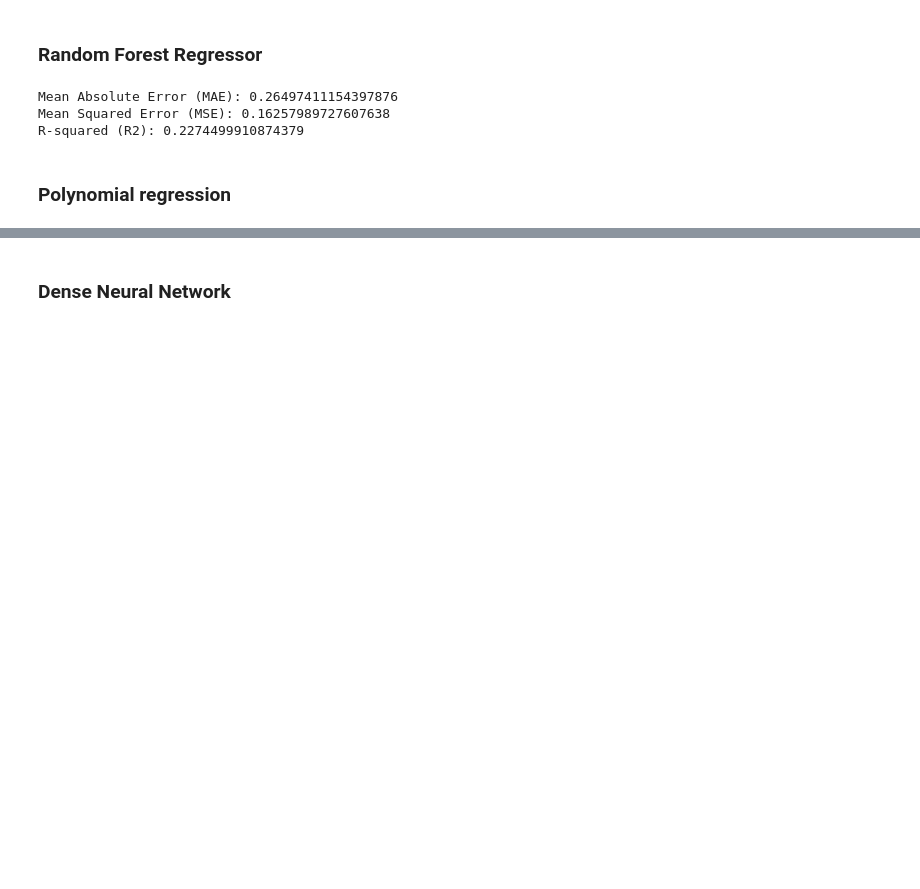
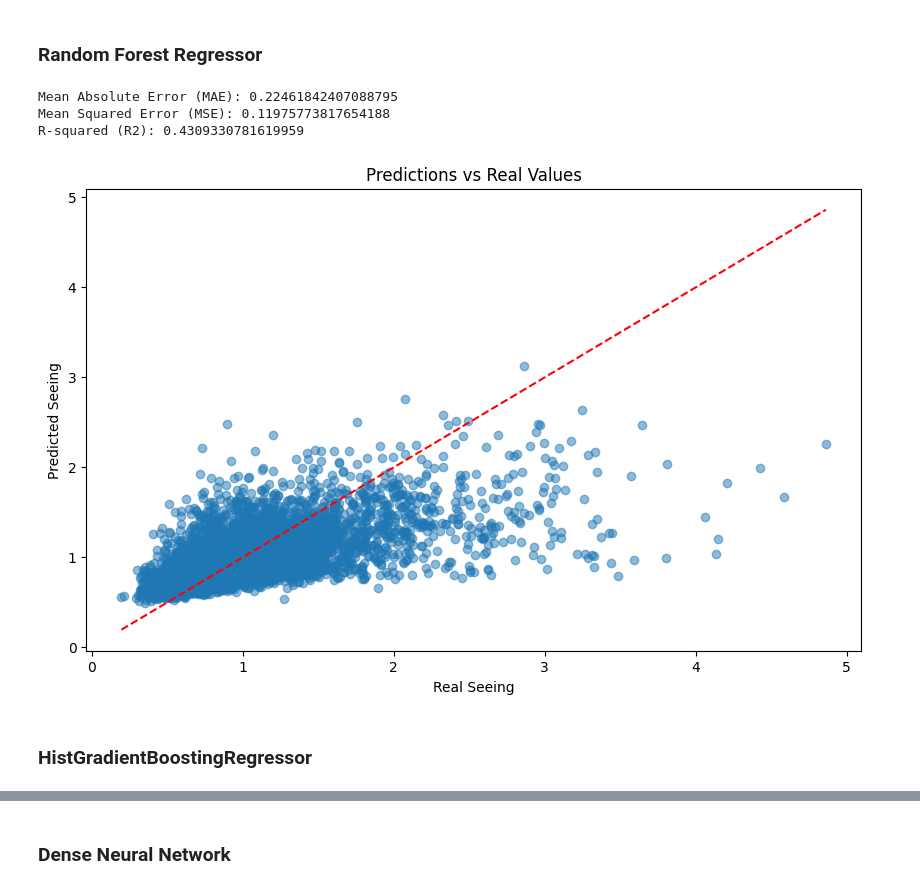
Before and after one commit to gdapablo/Seeing_forecast, a Jupyter notebook: notebooks/ML_seeing.ipynb, the cells around one changed output, grey strips where cells are left out. Drawn from its saved outputs; the diff is of its cells as text; code cells hidden in the pictures; blank space fills up the shorter version.

```diff
--- a/notebooks/ML_seeing.ipynb
+++ b/notebooks/ML_seeing.ipynb
@@ -540,9 +540,6 @@ from sklearn.linear_model import LinearRegression, LassoCV, RidgeCV
 from sklearn.metrics import mean_absolute_error, mean_squared_error, r2_score
 from sklearn.ensemble import HistGradientBoostingRegressor
 import xgboost as xgb
-# %%
-# We reset the index
-combined.reset_index(inplace=True)
 # %%
 target = combined.Seeing
 data   = combined.drop(columns='Seeing')
@@ -575,7 +572,17 @@ X_train, X_test, y_train, y_test = train_test_split(data, target, test_size=0.2,
 ### Random Forest Regressor
 # %%
 from sklearn.ensemble import RandomForestRegressor
-rf = RandomForestRegressor(n_estimators=500, random_state=0, n_jobs=10)
+rf = RandomForestRegressor(
+    n_estimators=300,
+    max_depth=20,           # or even 10–15 if performance holds
+    min_samples_leaf=2,     # prevents extremely deep/sparse leaves
+    max_features='sqrt',    # or 0.3–0.5 to reduce split cost
+    max_samples=0.7,        # use 70% of samples per tree (if sklearn >= 0.22)
+    bootstrap=True,
+    n_jobs=4,               # lower parallelism to reduce RAM peaks
+    random_state=0
+)
+
 rf.fit(X_train, y_train)
 
 y_pred = rf.predict(X_test)
@@ -593,9 +600,20 @@ print("Mean Absolute Error (MAE):", mae)
 print("Mean Squared Error (MSE):", mse)
 print("R-squared (R2):", r2)
 # %% [output]
-Mean Absolute Error (MAE): 0.26497411154397876
-Mean Squared Error (MSE): 0.16257989727607638
-R-squared (R2): 0.2274499910874379
+Mean Absolute Error (MAE): 0.22461842407088795
+Mean Squared Error (MSE): 0.11975773817654188
+R-squared (R2): 0.4309330781619959
+# %%
+# Let's plot the predictions vs the real values with a line of identity
+plt.figure(figsize=(10,6))
+plt.scatter(y_test, y_pred, alpha=0.5)
+plt.plot([min(y_test), max(y_test)], [min(y_test), max(y_test)], color='red', linestyle='--')
+plt.xlabel('Real Seeing')
+plt.ylabel('Predicted Seeing')
+plt.title('Predictions vs Real Values')
+plt.show()
+# %% [output]
+[figure, added]
 # %% [markdown]
-### Polynomial regression
+### HistGradientBoostingRegressor
 # %%
```
Also changed, not shown: parts of 2 cells of this notebook.
